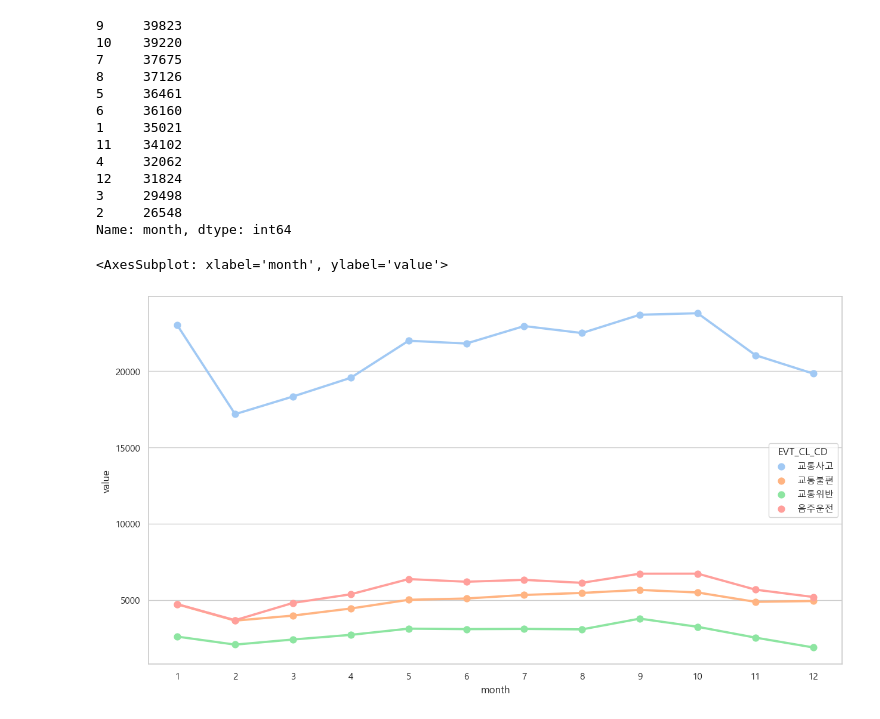
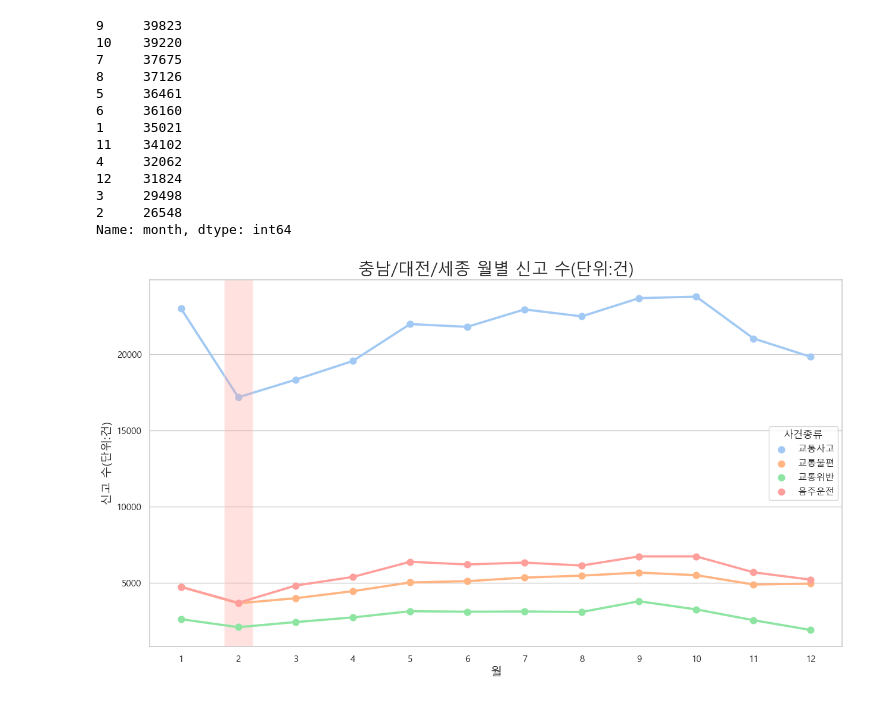
Before and after one commit to C0DE-SAGE/Data-Analysis-Competition, a Jupyter notebook: analyze.ipynb, the cells around one changed output. Cells and saved outputs as stored; diff of their text form; code cells hidden in the pictures.

```diff
--- a/analyze.ipynb
+++ b/analyze.ipynb
@@ -326,11 +305,17 @@ stacked.loc[stacked['EVT_CL_CD'] == 401, 'EVT_CL_CD'] = '교통사고'
 stacked.loc[stacked['EVT_CL_CD'] == 402, 'EVT_CL_CD'] = '교통불편'
 stacked.loc[stacked['EVT_CL_CD'] == 403, 'EVT_CL_CD'] = '교통위반'
 stacked.loc[stacked['EVT_CL_CD'] == 406, 'EVT_CL_CD'] = '음주운전'
+stacked.rename(columns={'EVT_CL_CD':'사건종류'},inplace=True)
-# %%
-sns.pointplot(x=stacked.month, y=stacked.value, hue=stacked.EVT_CL_CD, palette='pastel')
-# %% [output]
-<AxesSubplot: xlabel='month', ylabel='value'>
-[figure, removed]
+# %%
+fig = plt.gcf()
+sns.pointplot(x=stacked.month, y=stacked.value, hue=stacked.사건종류, palette='pastel')
+plt.axvspan(0.75, 1.25, facecolor='r', alpha=0.3)
+plt.xlabel('월', fontsize=14)
+plt.ylabel('신고 수(단위:건)',fontsize=14)
+plt.title('충남/대전/세종 월별 신고 수(단위:건)',fontsize=20)
+fig.savefig('./pngs/type_month')
+# %% [output]
+[figure, added]
 # %%
 import itertools
 
```
Also changed, not shown: parts of 9 cells of this notebook, 1 other file.
